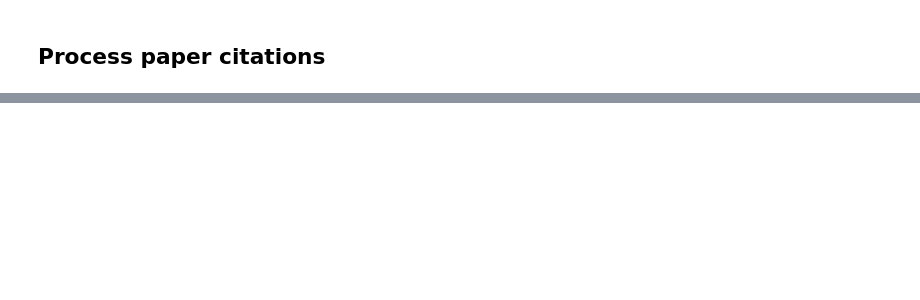
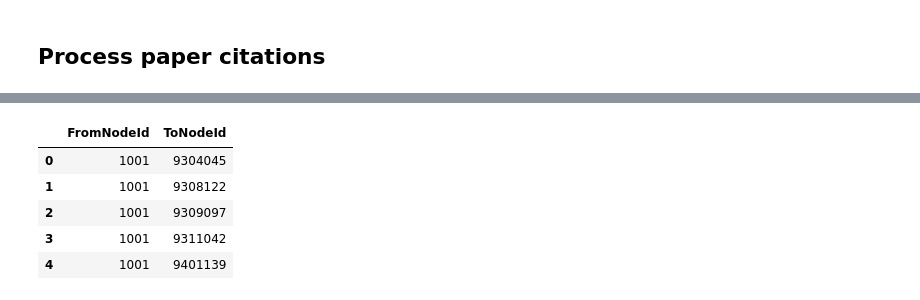
Before and after one commit to ajmaradiaga/dmsn-group15-citation-networks, a Jupyter notebook: exploring-dataset.ipynb, the cells around one changed output, grey strips where cells are left out. Drawn from its saved outputs; the diff is of its cells as text; code cells hidden in the pictures; blank space fills up the shorter version.

```diff
--- a/exploring-dataset.ipynb
+++ b/exploring-dataset.ipynb
@@ -116,6 +45,6 @@ def explode(df, lst_cols, fill_value=''):
 # %%
-with open(f"{DATASETS_FOLDER}/cit-HepTh.txt", 'r') as f:
-    df = pd.read_csv(f,sep='\t',skiprows=(0,1,2))
+with open(f"{DATASETS_FOLDER}/cit-HepTh-no-cycles.csv", 'r') as f:
+    df = pd.read_csv(f)
 
 # Dropping duplicates
 df.drop_duplicates(inplace = True)
@@ -123,5 +52,9 @@ df.drop_duplicates(inplace = True)
 # Rename columns
 df.columns = ['FromNodeId', 'ToNodeId']
 
+df.FromNodeId = df.FromNodeId.map(str)
+df.ToNodeId = df.ToNodeId.map(str)
+
+
 tlds_csv = pd.read_csv(f"{DATASETS_FOLDER}/tlds.csv", header=None, index_col=0, squeeze=True).to_dict()
 tlds_info = tlds_csv[1]
@@ -135,3 +61,12 @@ display_df_with_bokeh(df[150:250])
+# %%
+df.head()
+# %% [output]
+|  | FromNodeId | ToNodeId |
+| 0 | 1001 | 9304045 |
+| 1 | 1001 | 9308122 |
+| 2 | 1001 | 9309097 |
+| 3 | 1001 | 9311042 |
+| 4 | 1001 | 9401139 |
 # %%
 # Paper that cites most papers
 out_degree = df.groupby('FromNodeId').count().sort_values('ToNodeId', ascending = False)
```
Also changed, not shown: parts of 30 cells of this notebook, 2 other files.
